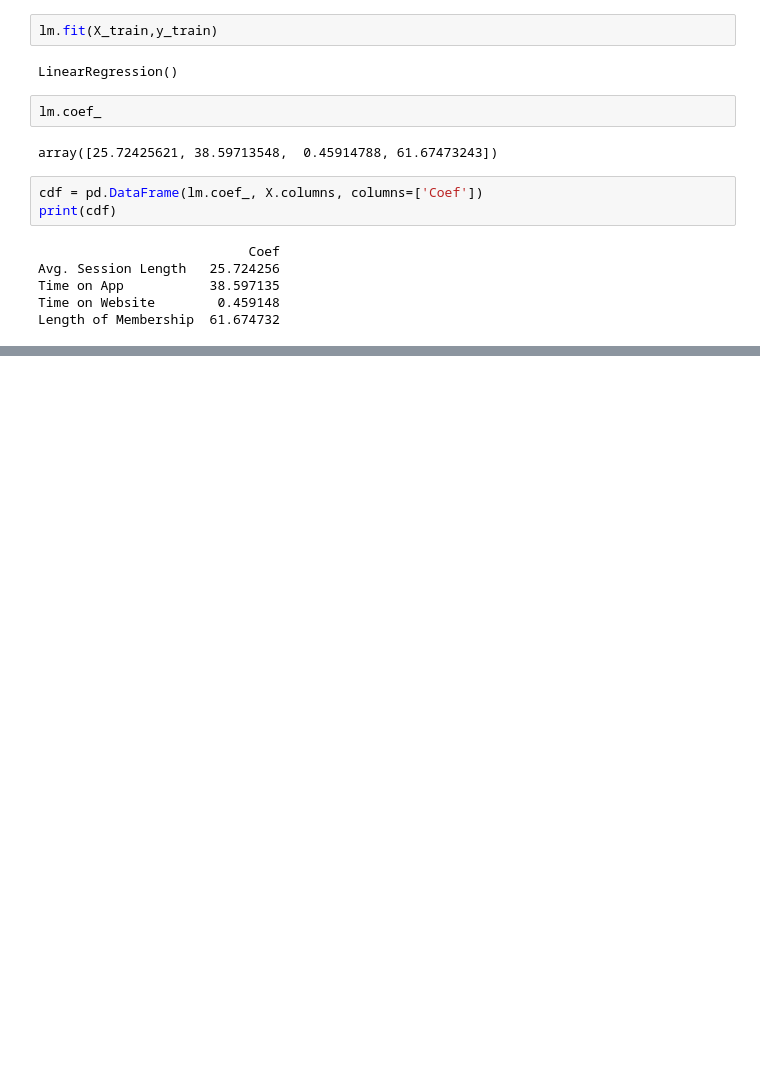
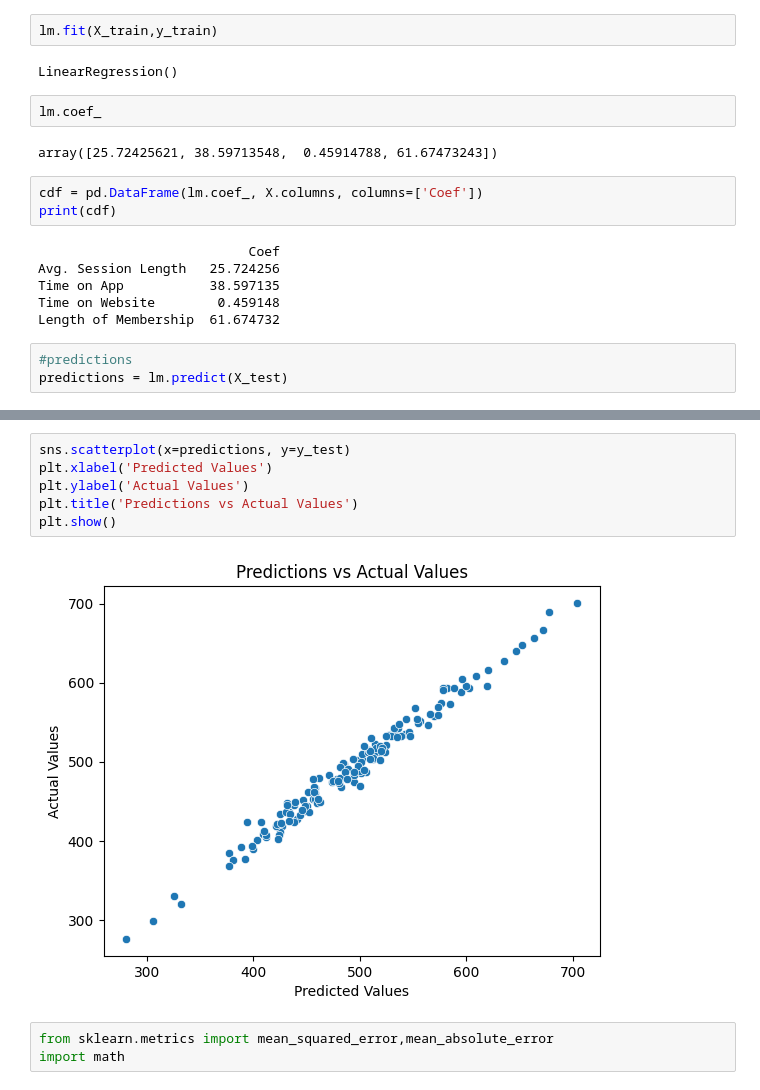
Before and after one commit to kazrkb/ml-linear-regression-project, a Jupyter notebook: linear_regression.ipynb, the cells around one changed output, grey strips where cells are left out. Drawn from its saved outputs; the diff is of its cells as text; blank space fills up the shorter version.

```diff
--- a/linear_regression.ipynb
+++ b/linear_regression.ipynb
@@ -129,3 +129,6 @@ Avg. Session Length   25.724256
 Time on App           38.597135
 Time on Website        0.459148
 Length of Membership  61.674732
+# %%
+#predictions
+predictions = lm.predict(X_test)
@@ -131,0 +155,11 @@ Length of Membership  61.674732
+# %%
+sns.scatterplot(x=predictions, y=y_test)
+plt.xlabel('Predicted Values')
+plt.ylabel('Actual Values')
+plt.title('Predictions vs Actual Values')
+plt.show()
+# %% [output]
+[figure, added]
+# %%
+from sklearn.metrics import mean_squared_error,mean_absolute_error
+import math
```
Also changed, not shown: parts of 6 cells of this notebook.
